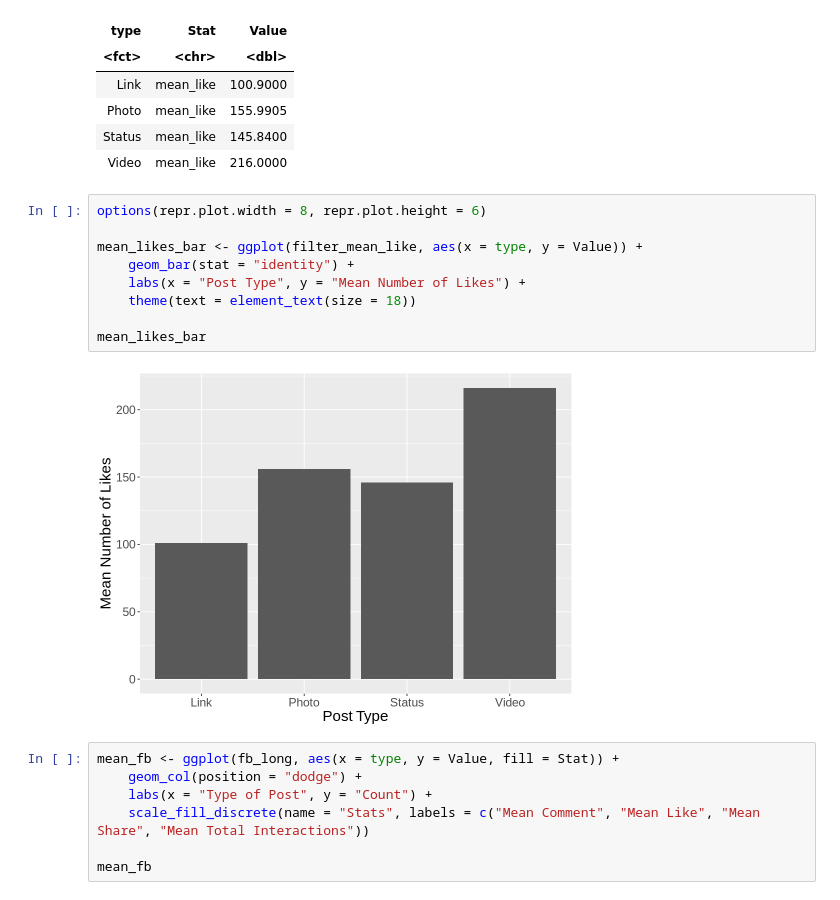
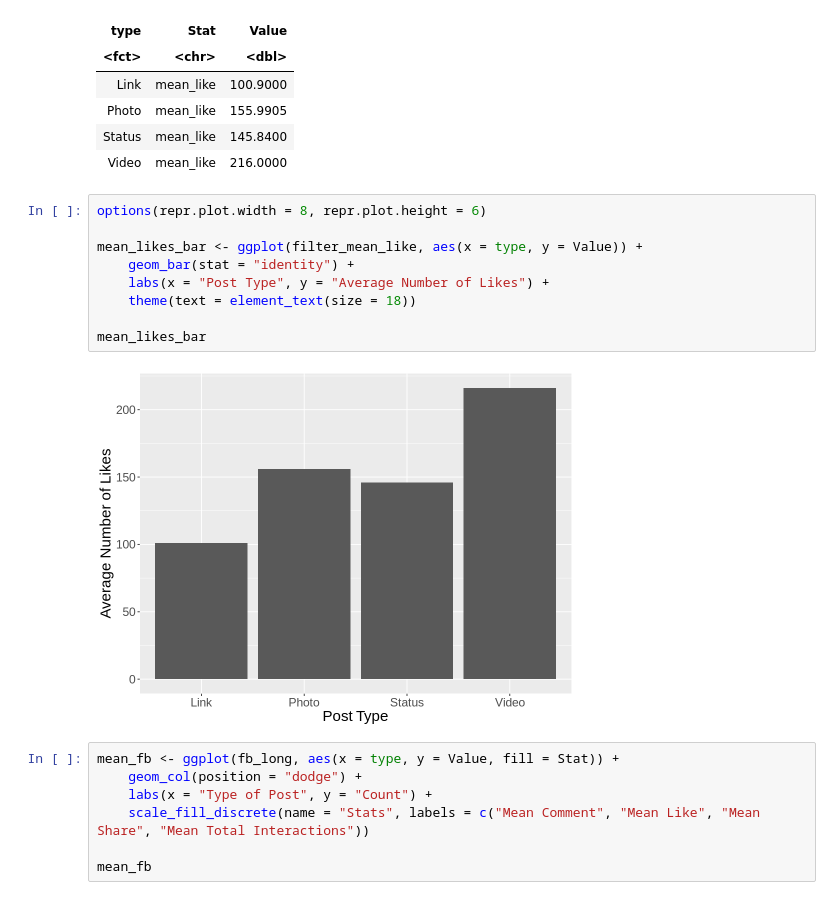
Before and after one commit to calamari99/Facebook-Post-Predictor, a Jupyter notebook: main.ipynb, the cells around one changed output. Drawn from its saved outputs; the diff is of its cells as text.

```diff
--- a/main.ipynb
+++ b/main.ipynb
@@ -356,14 +353,14 @@ A data.frame: 4 × 3
 # %%
 options(repr.plot.width = 8, repr.plot.height = 6)
 
 mean_likes_bar <- ggplot(filter_mean_like, aes(x = type, y = Value)) +
     geom_bar(stat = "identity") +
-    labs(x = "Post Type", y = "Mean Number of Likes") +
+    labs(x = "Post Type", y = "Average Number of Likes") +
     theme(text = element_text(size = 18))
 
 mean_likes_bar
 # %% [output]
-[figure, old version]
+[figure, new version]
 # %%
 mean_fb <- ggplot(fb_long, aes(x = type, y = Value, fill = Stat)) +
     geom_col(position = "dodge") +
```
Also changed, not shown: parts of 1 cell of this notebook.
